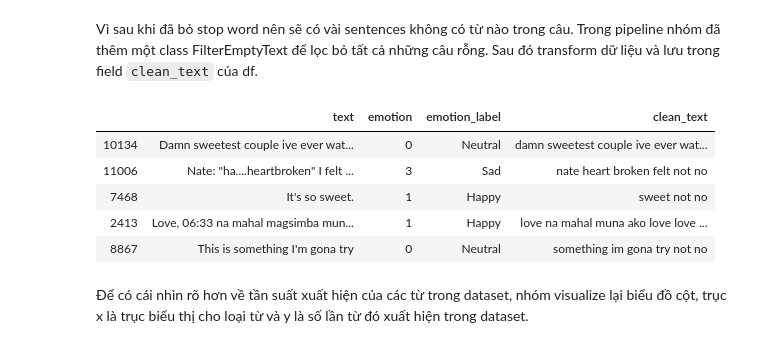
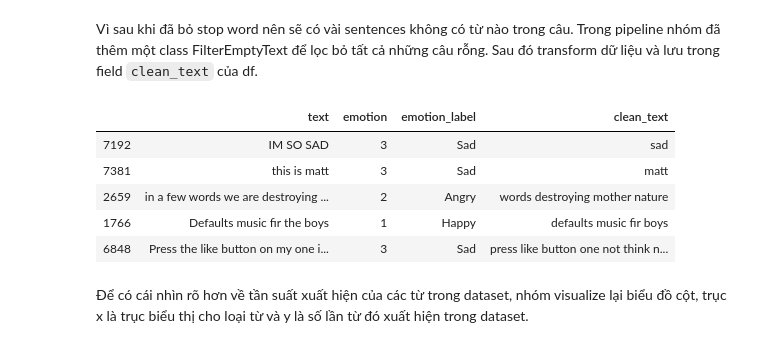
Before and after one commit to nghiaplt/DataScienceFinalProject, a Jupyter notebook: model1.ipynb, the cells around one changed output. Cells and saved outputs as stored; diff of their text form; code cells hidden in the pictures.

```diff
--- a/model1.ipynb
+++ b/model1.ipynb
@@ -368,16 +360,15 @@ preprocess = Pipeline([
 ])
 
 preprocess_df = preprocess.fit_transform(df)
-# %%
-df['clean_text'] = preprocess_df['text']
-df.head()
-# %% [output]
-|  | text | emotion | emotion_label | clean_text |
-| 10134 | Damn sweetest couple ive ever wat... | 0 | Neutral | damn sweetest couple ive ever wat... |
-| 11006 | Nate: "ha....heartbroken" I felt ... | 3 | Sad | nate heart broken felt not no |
-| 7468 | It's so sweet. | 1 | Happy | sweet not no |
-| 2413 | Love, 06:33 na mahal magsimba mun... | 1 | Happy | love na mahal muna ako love love ... |
-| 8867 | This is something I'm gona try | 0 | Neutral | something im gona try not no |
+# %%
+preprocess_df.head()
+# %% [output]
+|  | text | emotion | emotion_label | clean_text |
+| 7192 | IM SO SAD | 3 | Sad | sad |
+| 7381 | this is matt | 3 | Sad | matt |
+| 2659 | in a few words we are destroying ... | 2 | Angry | words destroying mother nature |
+| 1766 | Defaults music fir the boys | 1 | Happy | defaults music fir boys |
+| 6848 | Press the like button on my one i... | 3 | Sad | press like button one not think n... |
 # %% [markdown]
 Để có cái nhìn rõ hơn về tần suất xuất hiện của các từ trong dataset, nhóm visualize lại biểu đồ cột, trục x là trục biểu thị cho loại từ và y là số lần từ đó xuất hiện trong dataset.
 # %%
```
Also changed, not shown: parts of 19 cells of this notebook, 1 other file.
